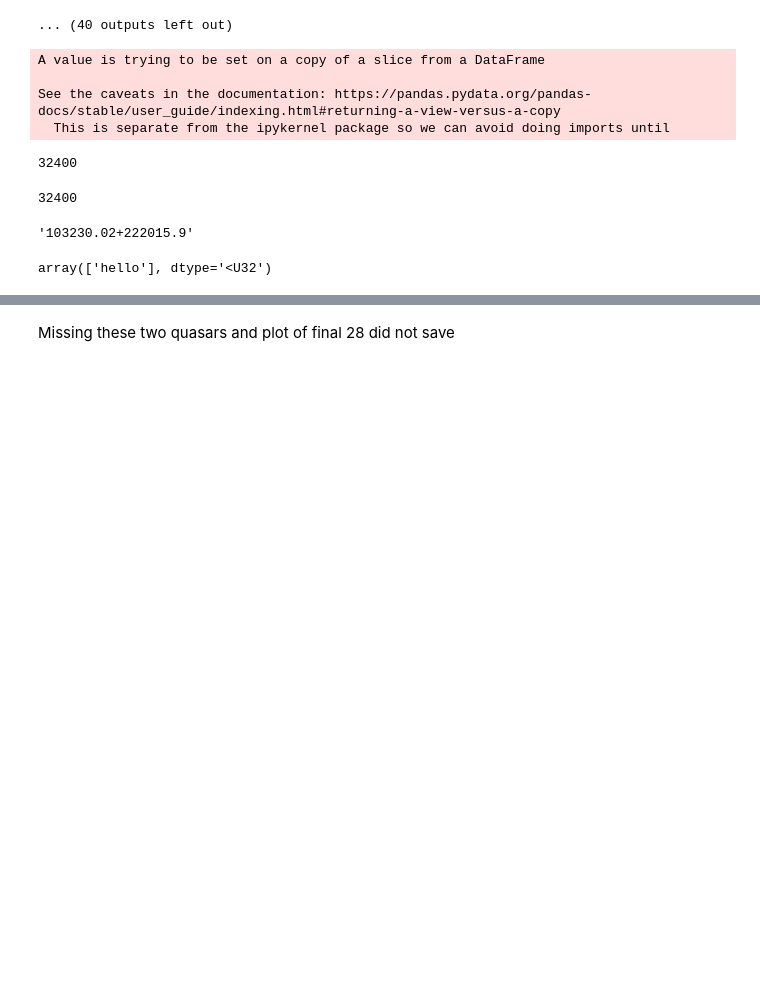
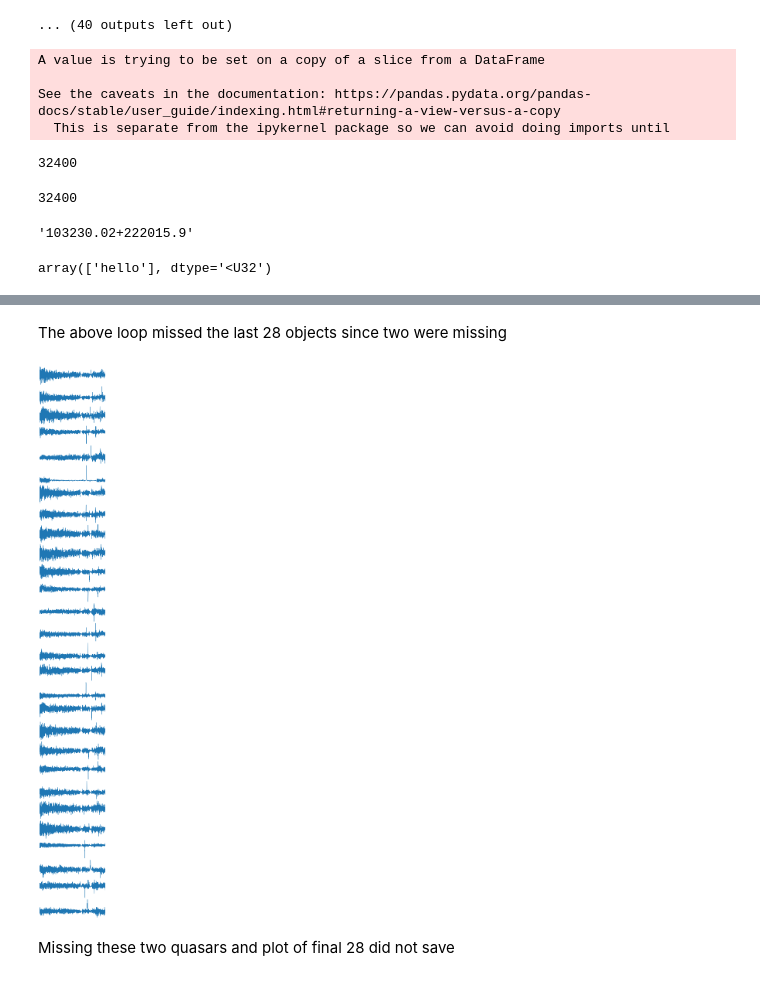
Before and after one commit to trevormccaffrey/DR16_redshifts, a Jupyter notebook: plot_z1p1_to_z1p2.ipynb, the cells around one changed output, grey strips where cells are left out. Drawn from its saved outputs; the diff is of its cells as text; code cells hidden in the pictures; blank space fills up the shorter version.

```diff
--- a/plot_z1p1_to_z1p2.ipynb
+++ b/plot_z1p1_to_z1p2.ipynb
@@ -289,2 +304,68 @@ array(['212912.24+120751.9', '154444.35+120201.5'], dtype='<U32')
+# %% [markdown]
+The above loop missed the last 28 objects since two were missing
+# %%
+fig, axs = plt.subplots(28, 1, figsize=(6,48), dpi=DPI)  #dpi good for degrading resolution of plots
+plt.setp(axs, xticks=[], yticks=[])                      #Don't want any ticks or labels
+
+for i in range(-28,0):    #plot the last 28 in dframe
+
+    try:
+        spec = fits.open("spectra/lite/%04d/spec-%04d-%d-%04d.fits" \
+                        % (dframe.iloc[i]["plate"], dframe.iloc[i]["plate"], \
+                           dframe.iloc[i]["mjd"], dframe.iloc[i]["fiber"]))
+
+    except FileNotFoundError: #some plate/mjd/fiber combos weren't in SDSS database
+        FNF = np.append(FNF, dframe["names"].iloc[i])
+        i -= 1
+        continue
+
+    #Read in data for each spectrum
+    sdss_loglam = spec[1].data["LOGLAM"]
+    sdss_wave   = (10.**sdss_loglam)/(1+dframe.iloc[i]["z"])
+
+    #Easier to handle smoothing/whitespace this way
+    wave_range= ((sdss_wave>=1850)&(sdss_wave<=2850))
+    sdss_wave = sdss_wave[wave_range]
+    sdss_flux = spec[1].data["FLUX"][wave_range]
+    flux_error= (1/np.sqrt(spec[1].data["ivar"][wave_range]))
+    mask_array= spec[1].data["AND_MASK"][wave_range]
+
+    #take the median flux / fluxerror / S2N from Angelica's pixel filter
+    continuum = [pixel_filter(sdss_wave, sdss_flux, flux_error, "Fluxes"),
+                 pixel_filter(sdss_wave, sdss_flux, flux_error, "Fluxerrs"),
+                 pixel_filter(sdss_wave, sdss_flux, flux_error, "S/N")]
+
+    emission1 = (sdss_wave>1860)&(sdss_wave<2000)
+    emission2 = (sdss_wave>2725)&(sdss_wave<2850)
+    emission_space = ((emission1)|(emission2)) #define indices for emission lines
+
+    skylines  = (((sdss_wave>2468)&(sdss_wave<2498))|((sdss_wave>2609)&(sdss_wave<2643)))
+
+    #Handle bad pixels (masked by SDSS)
+    mask_array[emission_space] = 0. #emisson line pixels are not bad
+    bad_pixels = (mask_array>0) #sdss pipeline bad pixels
+    for j in range(len(sdss_flux)):
+        if (bad_pixels[j] or skylines[j]) and not emission_space[j]:
+            sdss_flux[j] = np.median(np.concatenate((sdss_flux[j-2:j],sdss_flux[j+1:j+3])))
+            flux_error[j] = 0.
+
+    #Now WE find the bad pixels, replace with median (i.e. continuum[0])
+    for k in range(len(continuum[0])):
+        if (abs(sdss_flux[k]-continuum[0][k])>continuum[1][k]*3.0):
+            sdss_flux[k]=continuum[0][k] #flux goes to median spectrum
+            flux_error[k]=0.0 #continuum[1][i] #new flux error is equal to that of the median spectrum's flux error
+            mask_array[k]+=(2**30)
+
+
+
+    axs[i].plot(sdss_wave, sdss_flux)
+    adjust_spines(axs[i], [])
+
+plt.tight_layout()
+plt.subplots_adjust(wspace=0, hspace=0)   #remove whitespace between subplots
+plt.savefig("z_1p1_1p2/stack30_1p1_z_1p2_%s_%s.png" % (dframe["names"].iloc[i-28], \
+                                                       dframe["names"].iloc[i-1]))
+# %% [output]
+[figure, added]
 # %% [markdown]
 Missing these two quasars and plot of final 28 did not save
```
Also changed, not shown: parts of 10 cells of this notebook.
